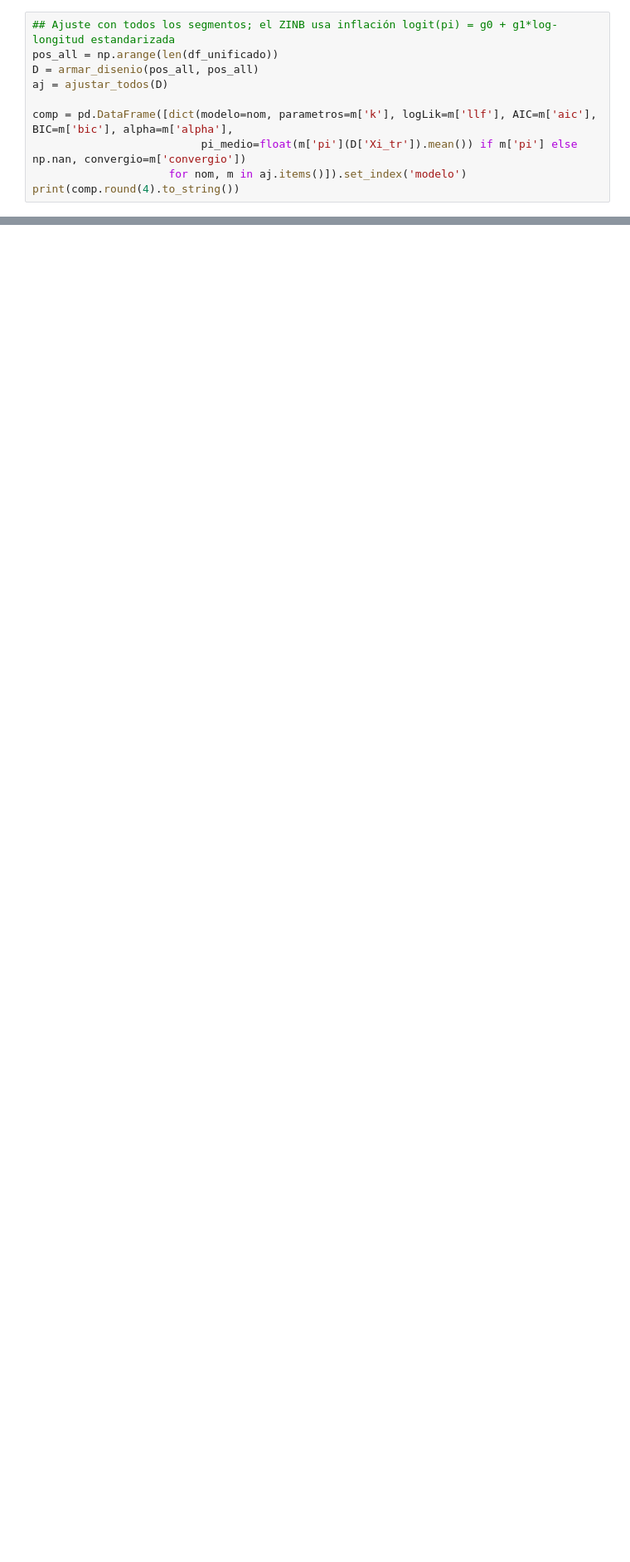
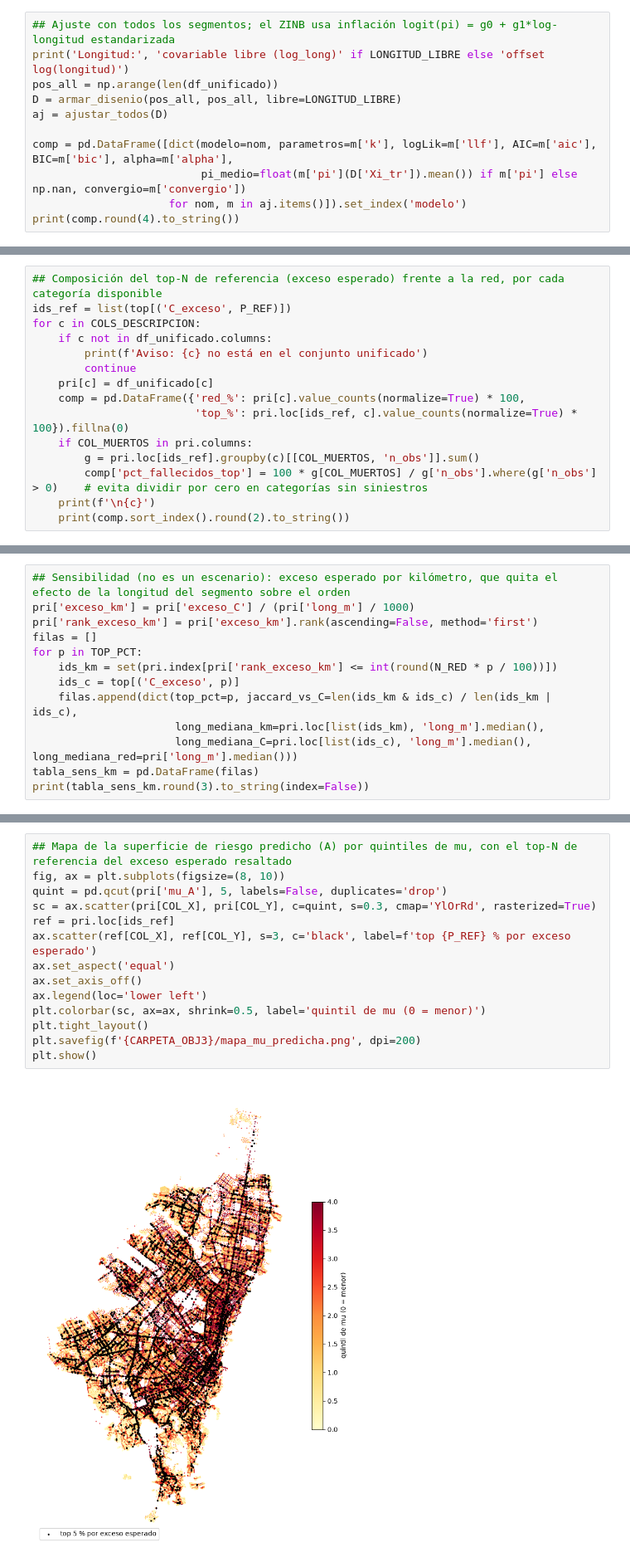
Before and after one commit to BryHerNi21/TT, a Jupyter notebook: modelo_FDS_peatonal.ipynb, the cells around one changed output, grey strips where cells are left out. Shown at 83% size. Cells and saved outputs as stored; diff of their text form; blank space fills up the shorter version.

```diff
--- a/modelo_FDS_peatonal.ipynb
+++ b/modelo_FDS_peatonal.ipynb
@@ -232,7 +231,8 @@ def metricas(m, y, X, off, Xi=None):
 # %%
 ## Ajuste con todos los segmentos; el ZINB usa inflación logit(pi) = g0 + g1*log-longitud estandarizada
+print('Longitud:', 'covariable libre (log_long)' if LONGITUD_LIBRE else 'offset log(longitud)')
 pos_all = np.arange(len(df_unificado))
-D = armar_disenio(pos_all, pos_all)
+D = armar_disenio(pos_all, pos_all, libre=LONGITUD_LIBRE)
 aj = ajustar_todos(D)
 
 comp = pd.DataFrame([dict(modelo=nom, parametros=m['k'], logLik=m['llf'], AIC=m['aic'], BIC=m['bic'], alpha=m['alpha'],
@@ -495,0 +918,15 @@ ratio_cobertura_peatonal
+# %%
+## Composición del top-N de referencia (exceso esperado) frente a la red, por cada categoría disponible
+ids_ref = list(top[('C_exceso', P_REF)])
+for c in COLS_DESCRIPCION:
+    if c not in df_unificado.columns:
+        print(f'Aviso: {c} no está en el conjunto unificado')
+        continue
+    pri[c] = df_unificado[c]
+    comp = pd.DataFrame({'red_%': pri[c].value_counts(normalize=True) * 100,
+                         'top_%': pri.loc[ids_ref, c].value_counts(normalize=True) * 100}).fillna(0)
+    if COL_MUERTOS in pri.columns:
+        g = pri.loc[ids_ref].groupby(c)[[COL_MUERTOS, 'n_obs']].sum()
+        comp['pct_fallecidos_top'] = 100 * g[COL_MUERTOS] / g['n_obs'].where(g['n_obs'] > 0)    # evita dividir por cero en categorías sin siniestros
+    print(f'\n{c}')
+    print(comp.sort_index().round(2).to_string())
@@ -495,0 +941,13 @@ ratio_cobertura_peatonal
+# %%
+## Sensibilidad (no es un escenario): exceso esperado por kilómetro, que quita el efecto de la longitud del segmento sobre el orden
+pri['exceso_km'] = pri['exceso_C'] / (pri['long_m'] / 1000)
+pri['rank_exceso_km'] = pri['exceso_km'].rank(ascending=False, method='first')
+filas = []
+for p in TOP_PCT:
+    ids_km = set(pri.index[pri['rank_exceso_km'] <= int(round(N_RED * p / 100))])
+    ids_c = top[('C_exceso', p)]
+    filas.append(dict(top_pct=p, jaccard_vs_C=len(ids_km & ids_c) / len(ids_km | ids_c),
+                      long_mediana_km=pri.loc[list(ids_km), 'long_m'].median(),
+                      long_mediana_C=pri.loc[list(ids_c), 'long_m'].median(), long_mediana_red=pri['long_m'].median()))
+tabla_sens_km = pd.DataFrame(filas)
+print(tabla_sens_km.round(3).to_string(index=False))
@@ -495,0 +959,16 @@ ratio_cobertura_peatonal
+# %%
+## Mapa de la superficie de riesgo predicho (A) por quintiles de mu, con el top-N de referencia del exceso esperado resaltado
+fig, ax = plt.subplots(figsize=(8, 10))
+quint = pd.qcut(pri['mu_A'], 5, labels=False, duplicates='drop')
+sc = ax.scatter(pri[COL_X], pri[COL_Y], c=quint, s=0.3, cmap='YlOrRd', rasterized=True)
+ref = pri.loc[ids_ref]
+ax.scatter(ref[COL_X], ref[COL_Y], s=3, c='black', label=f'top {P_REF} % por exceso esperado')
+ax.set_aspect('equal')
+ax.set_axis_off()
+ax.legend(loc='lower left')
+plt.colorbar(sc, ax=ax, shrink=0.5, label='quintil de mu (0 = menor)')
+plt.tight_layout()
+plt.savefig(f'{CARPETA_OBJ3}/mapa_mu_predicha.png', dpi=200)
+plt.show()
+# %% [output]
+[figure, added]
```
Also changed, not shown: parts of 62 cells of this notebook, 9 other files.
